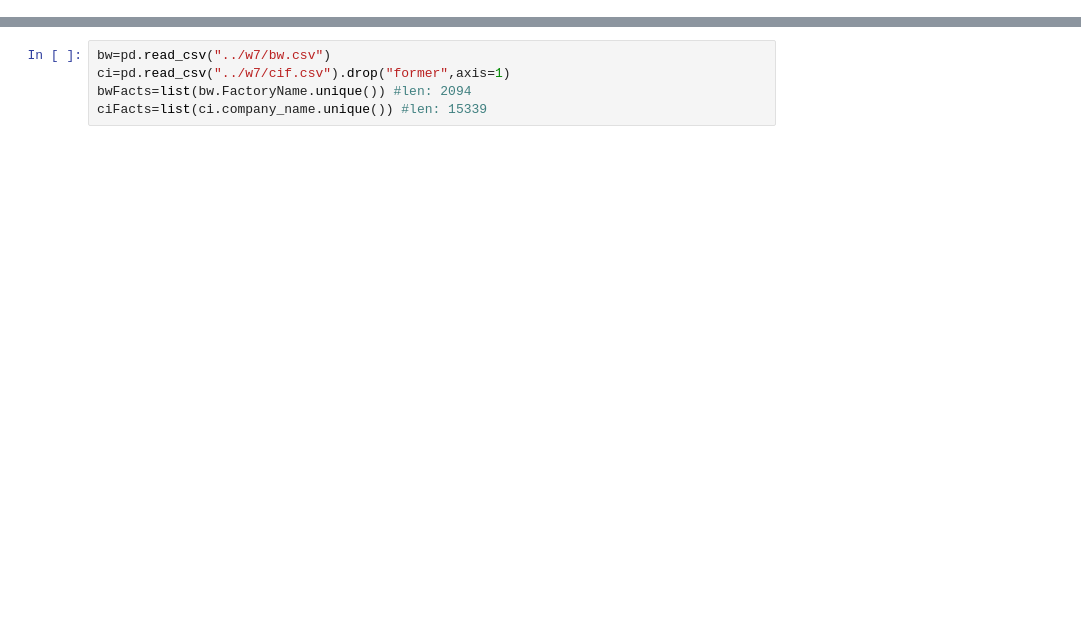
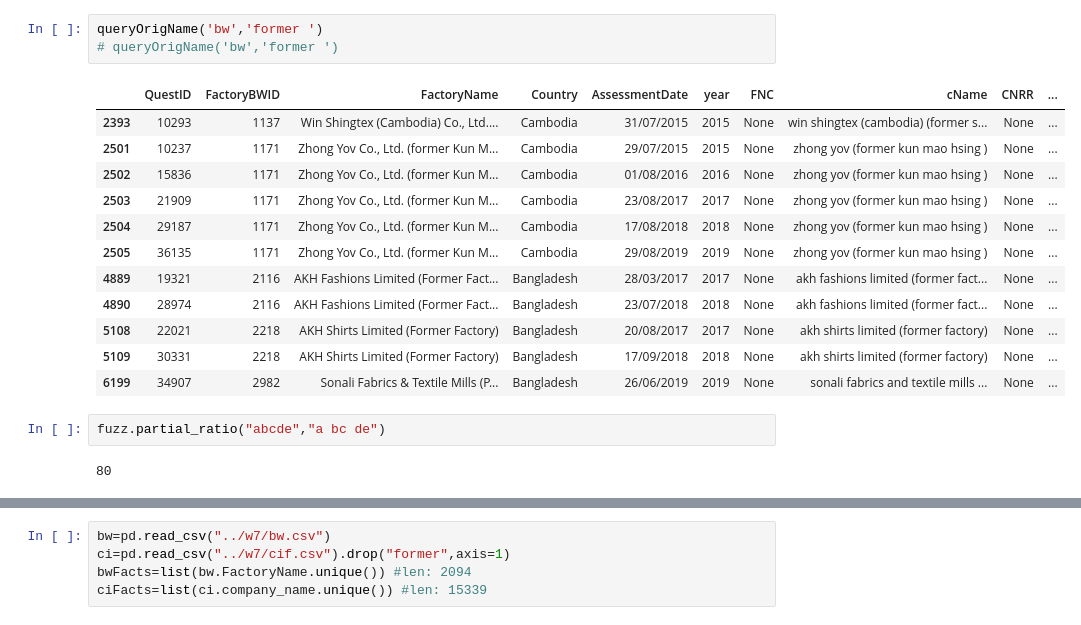
Before and after one commit to xolyn/labor_audit, a Jupyter notebook: LingyuZhou/w8/w8.ipynb, the cells around one changed output, grey strips where cells are left out. Saved outputs shown, nothing was run; the diff lists cells and outputs as text; blank space fills up the shorter version.

```diff
--- a/LingyuZhou/w8/w8.ipynb
+++ b/LingyuZhou/w8/w8.ipynb
@@ -3,3 +10,23 @@ cambodia jsc
+# %%
+queryOrigName('bw','former ')
+# queryOrigName('bw','former ')
+# %% [output]
+|  | QuestID | FactoryBWID | FactoryName | Country | AssessmentDate | year | FNC | cName | CNRR | ... |
+| 2393 | 10293 | 1137 | Win Shingtex (Cambodia) Co., Ltd.... | Cambodia | 31/07/2015 | 2015 | None | win shingtex (cambodia) (former s... | None | ... |
+| 2501 | 10237 | 1171 | Zhong Yov Co., Ltd. (former Kun M... | Cambodia | 29/07/2015 | 2015 | None | zhong yov (former kun mao hsing ) | None | ... |
+| 2502 | 15836 | 1171 | Zhong Yov Co., Ltd. (former Kun M... | Cambodia | 01/08/2016 | 2016 | None | zhong yov (former kun mao hsing ) | None | ... |
+| 2503 | 21909 | 1171 | Zhong Yov Co., Ltd. (former Kun M... | Cambodia | 23/08/2017 | 2017 | None | zhong yov (former kun mao hsing ) | None | ... |
+| 2504 | 29187 | 1171 | Zhong Yov Co., Ltd. (former Kun M... | Cambodia | 17/08/2018 | 2018 | None | zhong yov (former kun mao hsing ) | None | ... |
+| 2505 | 36135 | 1171 | Zhong Yov Co., Ltd. (former Kun M... | Cambodia | 29/08/2019 | 2019 | None | zhong yov (former kun mao hsing ) | None | ... |
+| 4889 | 19321 | 2116 | AKH Fashions Limited (Former Fact... | Bangladesh | 28/03/2017 | 2017 | None | akh fashions limited (former fact... | None | ... |
+| 4890 | 28974 | 2116 | AKH Fashions Limited (Former Fact... | Bangladesh | 23/07/2018 | 2018 | None | akh fashions limited (former fact... | None | ... |
+| 5108 | 22021 | 2218 | AKH Shirts Limited (Former Factory) | Bangladesh | 20/08/2017 | 2017 | None | akh shirts limited (former factory) | None | ... |
+| 5109 | 30331 | 2218 | AKH Shirts Limited (Former Factory) | Bangladesh | 17/09/2018 | 2018 | None | akh shirts limited (former factory) | None | ... |
+| 6199 | 34907 | 2982 | Sonali Fabrics & Textile Mills (P... | Bangladesh | 26/06/2019 | 2019 | None | sonali fabrics and textile mills ... | None | ... |
+# %%
+fuzz.partial_ratio("abcde","a bc de")
+# %% [output]
+80
 # %%
 import pandas as pd
 from fuzzywuzzy import process,fuzz
```
Also changed, not shown: parts of 5 cells of this notebook, 1 other file.
